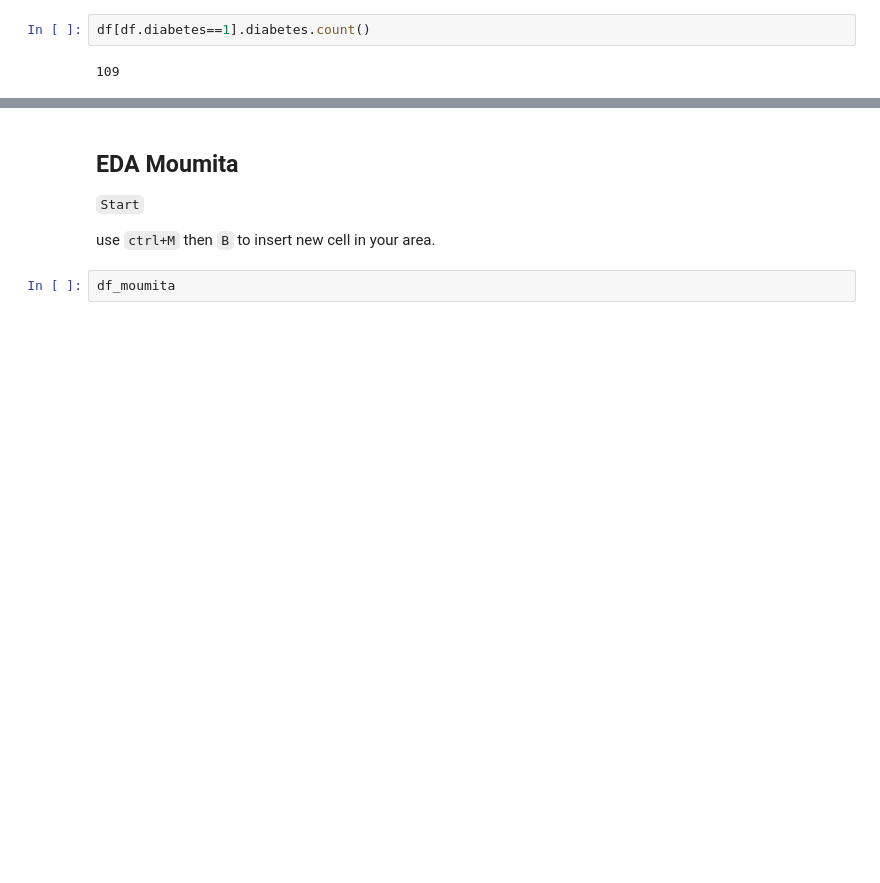
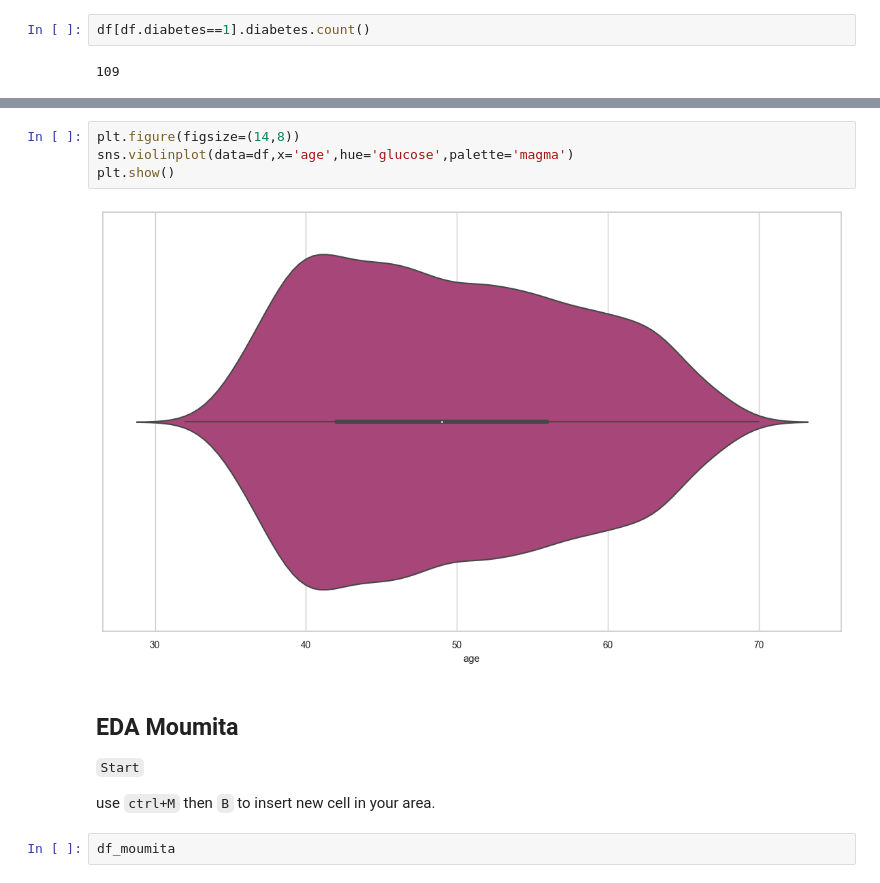
Before and after one commit to SubhodipRoy161101/heart_disease_predictor, a Jupyter notebook: Heart_Disease_Predictor.ipynb, the cells around one changed output, grey strips where cells are left out. Cells and saved outputs as stored; diff of their text form; blank space fills up the shorter version.

```diff
--- a/Heart_Disease_Predictor.ipynb
+++ b/Heart_Disease_Predictor.ipynb
@@ -454,3 +438,9 @@ sns.countplot(x = df.diabetes ,hue=df.TenYearCHD, palette = 'inferno')
+# %%
+plt.figure(figsize=(14,8))
+sns.violinplot(data=df,x='age',hue='glucose',palette='magma')
+plt.show()
+# %% [output]
+[figure, added]
 # %% [markdown]
 ## EDA Moumita
 
```
Also changed, not shown: parts of 48 cells of this notebook.
